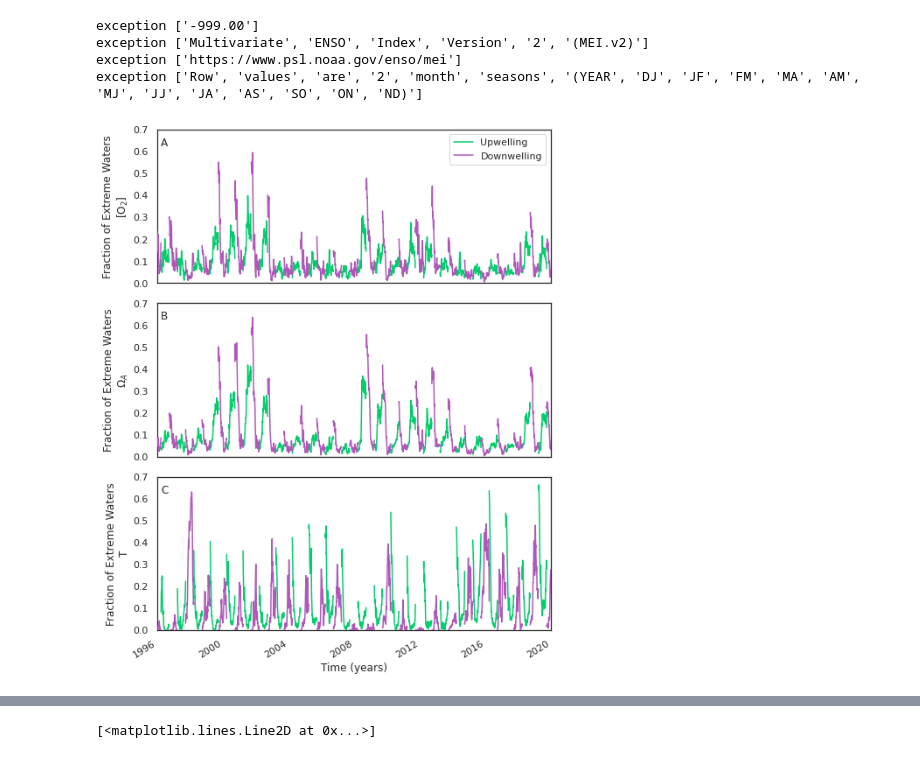
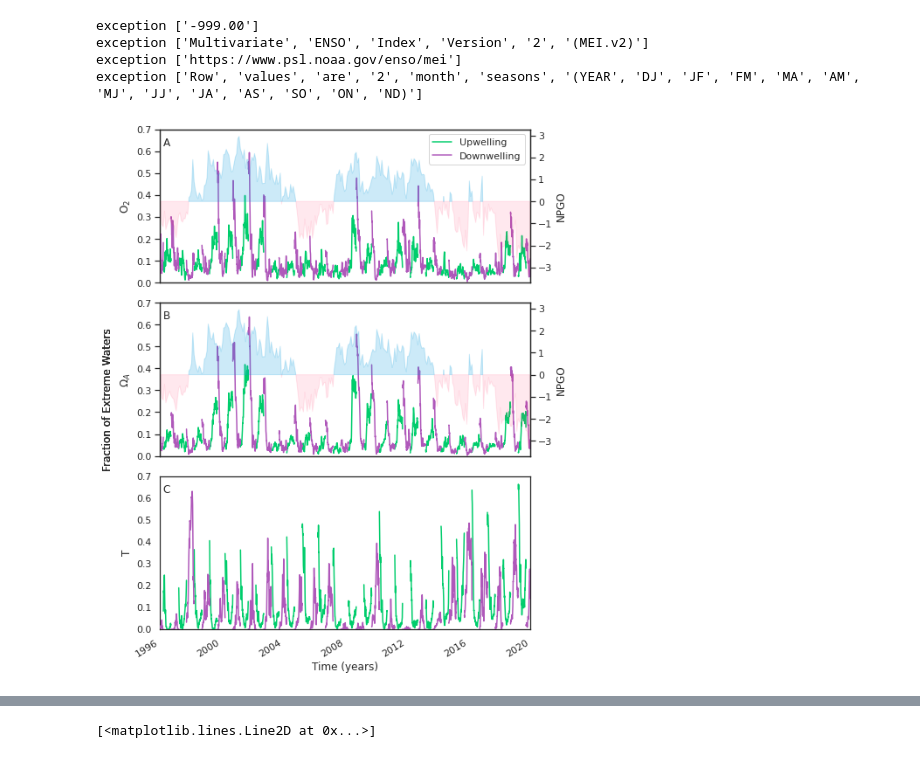
Before and after one commit to ashao/NEP36_cluster_analysis, a Jupyter notebook: LinePlots.ipynb, the cells around one changed output, grey strips where cells are left out. Cells and saved outputs as stored; diff of their text form; code cells hidden in the pictures.

```diff
--- a/LinePlots.ipynb
+++ b/LinePlots.ipynb
@@ -151,43 +151,45 @@ for idx, var in enumerate(timeseries_vars):
     for ii,label in enumerate(['Upwelling', 'Downwelling']):
         name0=label+'_0'+var +'.pickle'
         with open(name0, 'rb') as fid:
             df = pickle.load(fid)
         color=colors[ii]
         for i, dfg in df.groupby('group'):
             if i==1:
                 ax.plot(dfg['x'].values, dfg['y'].values, c=color, zorder=100, label=label)
             else:
                 ax.plot(dfg['x'].values, dfg['y'].values, c=color, zorder=100)
     if idx==0:
         plt.legend()
 
 
-    #if idx==2:
-     #   pass
-    #else:
-        #ax2 = ax.twinx()
-        #ax2.fill_between( datesNPGO,dataNPGO,np.zeros(len(dataNPGO)),where= dataNPGO<0,color=color8, alpha=0.1, interpolate=True, zorder=1)
-        #ax2.fill_between( datesNPGO,dataNPGO,np.zeros(len(dataNPGO)),where= dataNPGO>0,color=color4, alpha=0.2, interpolate=True, zorder=1)
+    if idx==2:
+        pass
+    else:
+        ax2 = ax.twinx()
+        ax2.fill_between( datesNPGO,dataNPGO,np.zeros(len(dataNPGO)),where= dataNPGO<0,color=color8, alpha=0.1, interpolate=True, zorder=1)
+        ax2.fill_between( datesNPGO,dataNPGO,np.zeros(len(dataNPGO)),where= dataNPGO>0,color=color4, alpha=0.2, interpolate=True, zorder=1)
         #ax2.plot( datesNPGO,dataNPGO, color='0.5', alpha=1, linestyle=':')
-        #ax2.set_ylabel(r'NPGO')
-    ax.set_ylabel(f'Fraction of Extreme Waters\n{long_names[var]}')
+        ax2.set_ylabel(r'NPGO')
+    ax.set_ylabel(f'{long_names[var]}')
 
     if idx==2:
         ax.set_xlabel('Time (years)')
     else:
         ax.set_xticklabels([])
     for label in ax.get_xticklabels():
         label.set_rotation(32)
         label.set_horizontalalignment("right")
     plt.axis('tight')
     X=ax.get_xticks()
     plt.xlim([X[1], X[-2]])
     ax.set_ylim([0,0.7])
+    fig.text(0.0,0.5, "Fraction of Extreme Waters", ha="center", va="center", rotation=90)
+
     ax.text(at, bt, subpanel[idx], transform=ax.transAxes,  va='top', fontweight='normal',zorder=1000)
     plt.tight_layout()
-plt.savefig('Canyons_Extremes.jpg', format='jpg', bbox_inches='tight',transparent=False,dpi=500)
+plt.savefig('Canyons_Extremes_NPGO.jpg', format='jpg', bbox_inches='tight',transparent=False,dpi=500)
 # %% [output]
-[figure, old version]
+[figure, new version]
 # %%
 at=0.01
 bt=0.95
```
Also changed, not shown: parts of 11 cells of this notebook, 12 other files.
